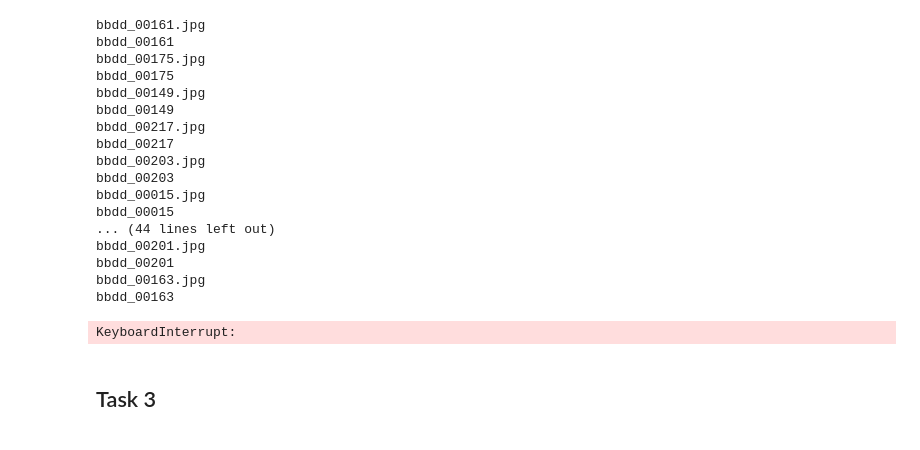
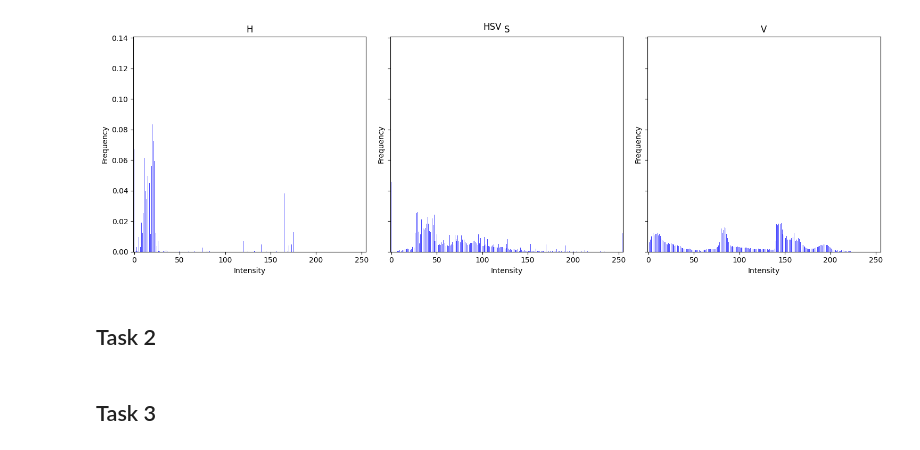
Before and after one commit to MCV-2024-C1-Project/Team5, a Jupyter notebook: working_notebook.ipynb, the cells around one changed output. Drawn from its saved outputs; the diff is of its cells as text; code cells hidden in the pictures.

Commit message:
- Cleaned working_notebook (delete the classes and functions that are already on src files, add comments...) - Added some functions that were missing in src.image and src.metrics

```diff
--- a/working_notebook.ipynb
+++ b/working_notebook.ipynb
@@ -289,22 +34,4 @@ class Image:
 # %%
-BDDataset = ImageDataset(f'{DATA_DIRECTORY}/BBDD', colorspace=ColorSpace.HSV)
-QueryDataset = ImageDataset(f'{DATA_DIRECTORY}/qsd1_w1', colorspace=ColorSpace.HSV)
+# Load the DataBse and the Query 1
+BDDataset = ImageDataset(f'{DATA_DIRECTORY}/BBDD', colorspace=ColorSpace.HSV, interval=1)
+QueryDataset = ImageDataset(f'{DATA_DIRECTORY}/qsd1_w1', colorspace=ColorSpace.HSV, interval=1)
-# %% [output]
-bbdd_00161.jpg
-bbdd_00161
-bbdd_00175.jpg
-bbdd_00175
-bbdd_00149.jpg
-bbdd_00149
-bbdd_00217.jpg
-bbdd_00217
-bbdd_00203.jpg
-bbdd_00203
-bbdd_00015.jpg
-bbdd_00015
-... (44 lines left out)
-bbdd_00201.jpg
-bbdd_00201
-bbdd_00163.jpg
-bbdd_00163
-KeyboardInterrupt:
@@ -331,0 +38,7 @@ for image in QueryDataset.descriptors:
+# %%
+# Plot descriptor (histogram of each color channel) for the first image of the Query dataset. Colorspace: HSV & bin interval size=1
+QueryDataset.descriptors[0].plot_histograms()
+# %% [output]
+[figure, added]
+# %% [markdown]
+## Task 2
```
Also changed, not shown: parts of 18 cells of this notebook, 2 other files.
